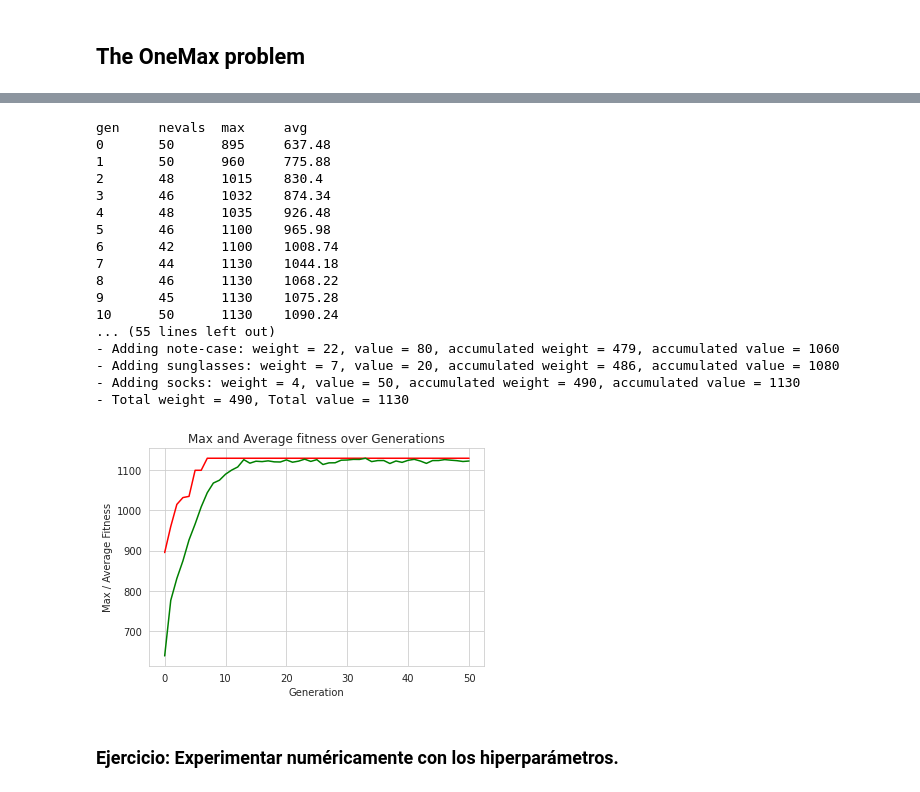
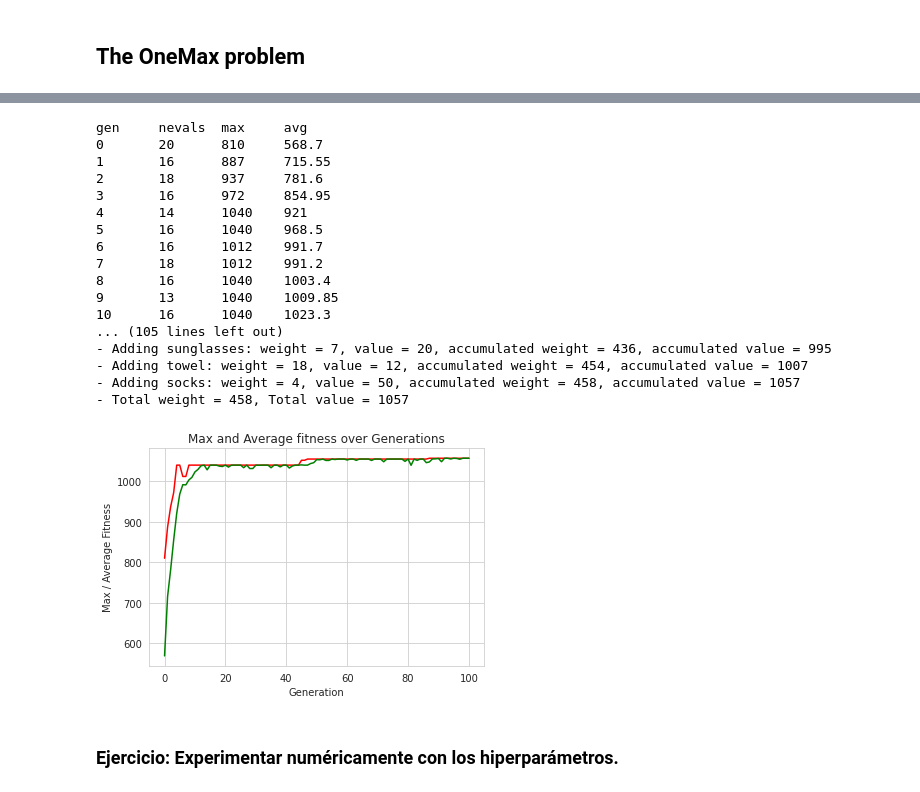
Before and after one commit to igomezv/ComputoEvolutivo, a Jupyter notebook: 6_4_DEAP.ipynb, the cells around one changed output, grey strips where cells are left out. Cells and saved outputs as stored; diff of their text form; code cells hidden in the pictures.

```diff
--- a/6_4_DEAP.ipynb
+++ b/6_4_DEAP.ipynb
@@ -282,10 +282,10 @@ class NQueensProblem:
 ONE_MAX_LENGTH = 100  # length of bit string to be optimized
 
 # Genetic Algorithm constants:
-POPULATION_SIZE = 200
+POPULATION_SIZE = 100
 P_CROSSOVER = 0.9  # probability for crossover
 P_MUTATION = 0.1   # probability for mutating an individual
-MAX_GENERATIONS = 50
+MAX_GENERATIONS = 20
 
 
 # set the random seed:
@@ -352,11 +352,12 @@ def main():
 
     # plot statistics:
     sns.set_style("whitegrid")
-    plt.plot(maxFitnessValues, color='red')
-    plt.plot(meanFitnessValues, color='green')
+    plt.plot(maxFitnessValues, color='red', label='max')
+    plt.plot(meanFitnessValues, color='green', label='mean')
     plt.xlabel('Generation')
     plt.ylabel('Max / Average Fitness')
     plt.title('Max and Average Fitness over Generations')
+    plt.legend()
     plt.show()
 
 
@@ -386,10 +389,10 @@ gen     nevals  max     avg
 ONE_MAX_LENGTH = 100  # length of bit string to be optimized
 
 # Genetic Algorithm constants:
-POPULATION_SIZE = 200
+POPULATION_SIZE = 100
 P_CROSSOVER = 0.9  # probability for crossover
 P_MUTATION = 0.1   # probability for mutating an individual
-MAX_GENERATIONS = 50
+MAX_GENERATIONS = 20
 HALL_OF_FAME_SIZE = 10
 
 
@@ -516,10 +519,10 @@ import seaborn as sns
 knapsack = Knapsack01Problem(maxcapacity=500)
 
 # Genetic Algorithm constants:
-POPULATION_SIZE = 50
-P_CROSSOVER = 0.9  # probability for crossover
-P_MUTATION = 0.1   # probability for mutating an individual
-MAX_GENERATIONS = 50
+POPULATION_SIZE = 20
+P_CROSSOVER = 0.8 # probability for crossover
+P_MUTATION = 0.05 # probability for mutating an individual
+MAX_GENERATIONS = 100
 HALL_OF_FAME_SIZE = 1
 
 
@@ -581,50 +584,50 @@ def main():
 
     # perform the Genetic Algorithm flow with hof feature added:
     population, logbook = algorithms.eaSimple(population, toolbox, cxpb=P_CROSSOVER, mutpb=P_MUTATION,
                                               ngen=MAX_GENERATIONS, stats=stats, halloffame=hof, verbose=True)
 
     # print best solution found:
     best = hof.items[0]
     print("-- Best Ever Individual = ", best)
     print("-- Best Ever Fitness = ", best.fitness.values[0])
 
     print("-- Knapsack Items = ")
     knapsack.printItems(best)
 
     # extract statistics:
     maxFitnessValues, meanFitnessValues = logbook.select("max", "avg")
 
     # plot statistics:
     sns.set_style("whitegrid")
     plt.plot(maxFitnessValues, color='red')
     plt.plot(meanFitnessValues, color='green')
     plt.xlabel('Generation')
     plt.ylabel('Max / Average Fitness')
     plt.title('Max and Average fitness over Generations')
     plt.show()
 
 
 if __name__ == "__main__":
     main()
 # %% [output]
 gen     nevals  max     avg
-0       50      895     637.48
-1       50      960     775.88
-2       48      1015    830.4
-3       46      1032    874.34
-4       48      1035    926.48
-5       46      1100    965.98
-6       42      1100    1008.74
-7       44      1130    1044.18
-8       46      1130    1068.22
-9       45      1130    1075.28
-10      50      1130    1090.24
-... (55 lines left out)
-- Adding note-case: weight = 22, value = 80, accumulated weight = 479, accumulated value = 1060
-- Adding sunglasses: weight = 7, value = 20, accumulated weight = 486, accumulated value = 1080
-- Adding socks: weight = 4, value = 50, accumulated weight = 490, accumulated value = 1130
-- Total weight = 490, Total value = 1130
+0       20      810     568.7
+1       16      887     715.55
+2       18      937     781.6
+3       16      972     854.95
+4       14      1040    921
+5       16      1040    968.5
+6       16      1012    991.7
+7       18      1012    991.2
+8       16      1040    1003.4
+9       13      1040    1009.85
+10      16      1040    1023.3
+... (105 lines left out)
+- Adding sunglasses: weight = 7, value = 20, accumulated weight = 436, accumulated value = 995
+- Adding towel: weight = 18, value = 12, accumulated weight = 454, accumulated value = 1007
+- Adding socks: weight = 4, value = 50, accumulated weight = 458, accumulated value = 1057
+- Total weight = 458, Total value = 1057
-[figure, old version]
+[figure, new version]
 # %% [markdown]
 ### Ejercicio: Experimentar numéricamente con los hiperparámetros.
 # %% [markdown]
```
Also changed, not shown: parts of 9 cells of this notebook.
